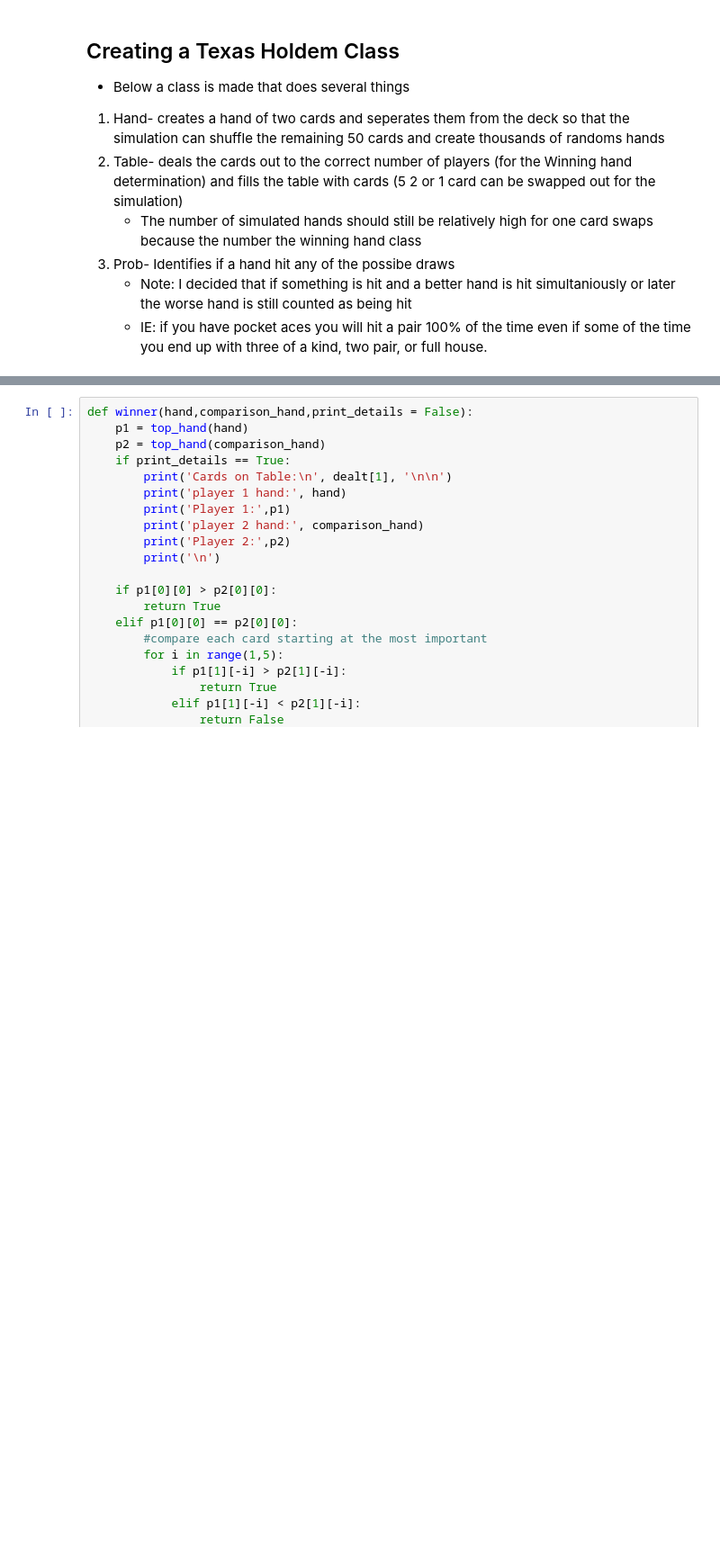
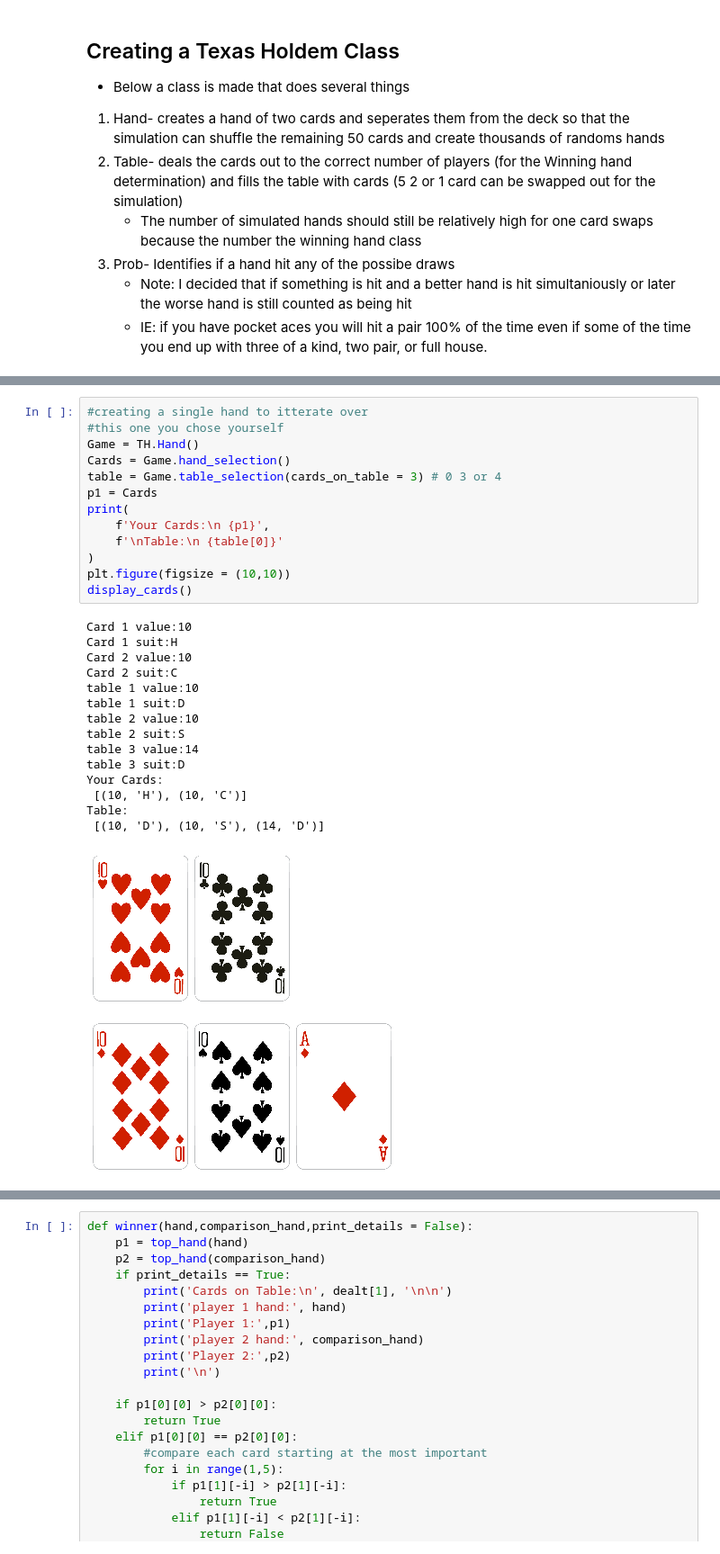
Before and after one commit to MichaelEmmert/Texas_Holdem, a Jupyter notebook: Texas_Holdem.ipynb, the cells around one changed output, grey strips where cells are left out. Shown at 90% size. Cells and saved outputs as stored; diff of their text form; blank space fills up the shorter version.

Commit message:
Adding card images and card selection and simple graph

```diff
--- a/Texas_Holdem.ipynb
+++ b/Texas_Holdem.ipynb
@@ -367,3 +459,32 @@ class TH:
+# %%
+#creating a single hand to itterate over
+#this one you chose yourself
+Game = TH.Hand()
+Cards = Game.hand_selection()
+table = Game.table_selection(cards_on_table = 3) # 0 3 or 4
+p1 = Cards
+print(
+    f'Your Cards:\n {p1}',
+    f'\nTable:\n {table[0]}'
+)
+plt.figure(figsize = (10,10))
+display_cards()
+# %% [output]
+Card 1 value:10
+Card 1 suit:H
+Card 2 value:10
+Card 2 suit:C
+table 1 value:10
+table 1 suit:D
+table 2 value:10
+table 2 suit:S
+table 3 value:14
+table 3 suit:D
+Your Cards:
+ [(10, 'H'), (10, 'C')]
+Table:
+ [(10, 'D'), (10, 'S'), (14, 'D')]
+[figure, added]
 # %%
 #creating a single hand to itterate over
 Game = TH.Hand()
```
Also changed, not shown: parts of 25 cells of this notebook, 53 other files.
